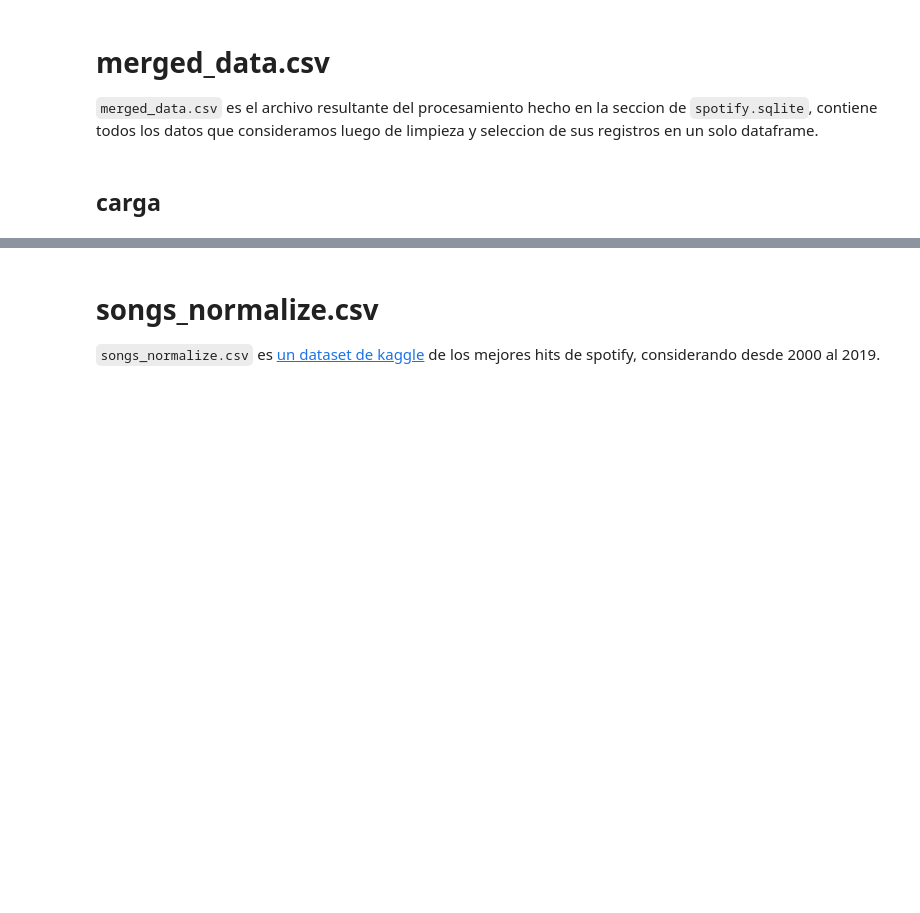
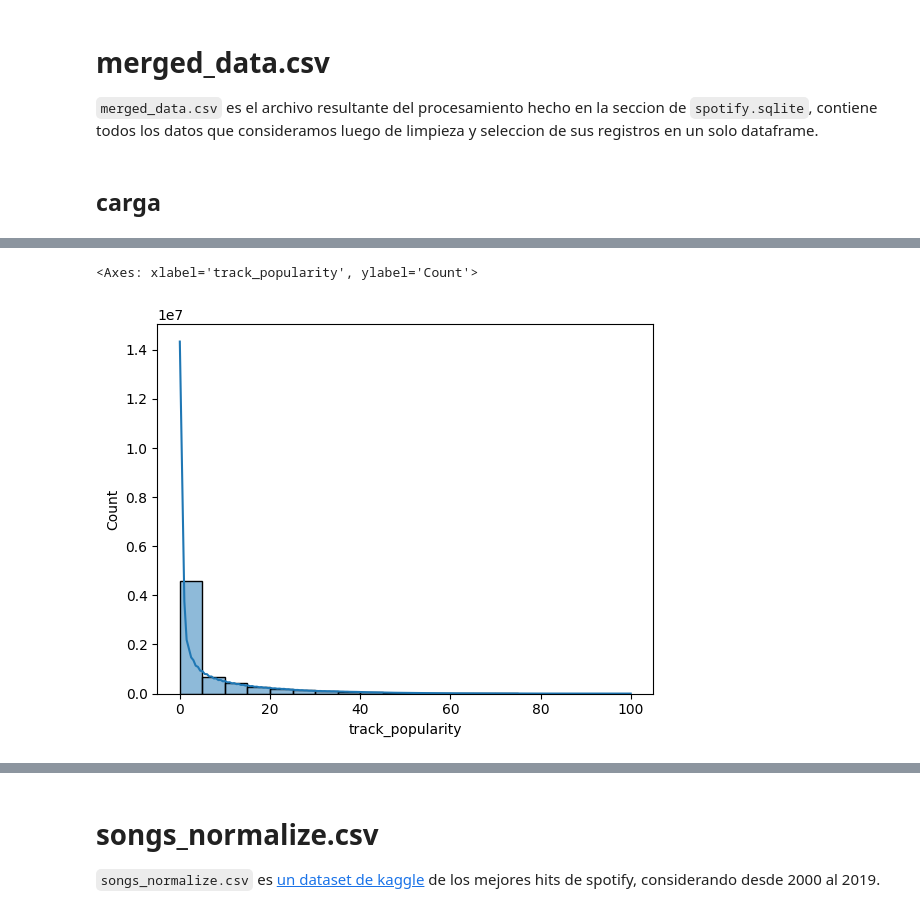
Before and after one commit to DamnXitri/spotify-data-mining, a Jupyter notebook: proyecto.ipynb, the cells around one changed output, grey strips where cells are left out. Drawn from its saved outputs; the diff is of its cells as text; code cells hidden in the pictures; blank space fills up the shorter version.

```diff
--- a/proyecto.ipynb
+++ b/proyecto.ipynb
@@ -455,0 +863,10 @@ merged_data.info()
+# %%
+sns.histplot(
+  data = merged_data,
+  x = 'track_popularity',
+  bins = 20,
+  kde = True,
+)
+# %% [output]
+<Axes: xlabel='track_popularity', ylabel='Count'>
+[figure, added]
```
Also changed, not shown: parts of 77 cells of this notebook, 1 other file.
